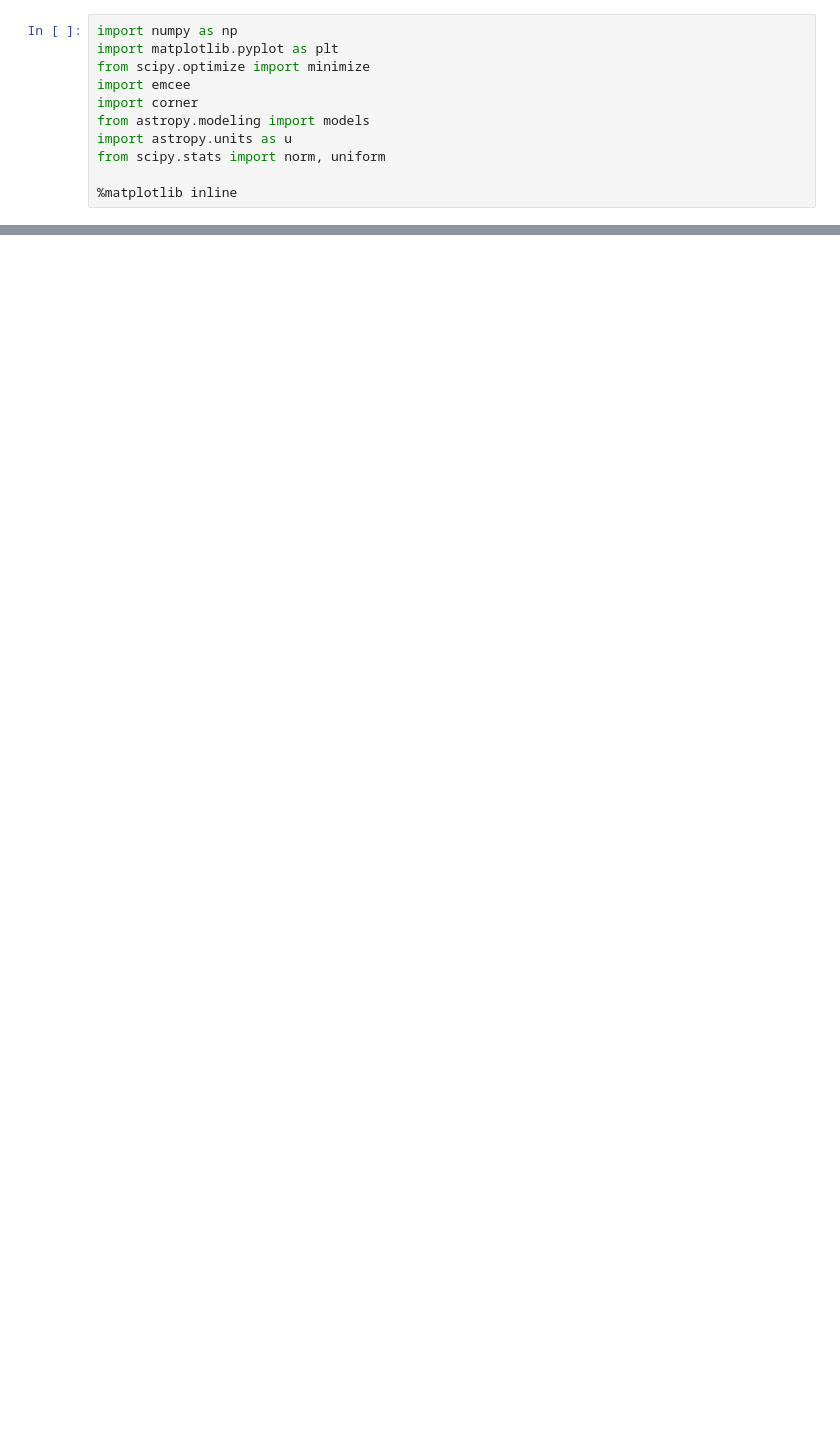
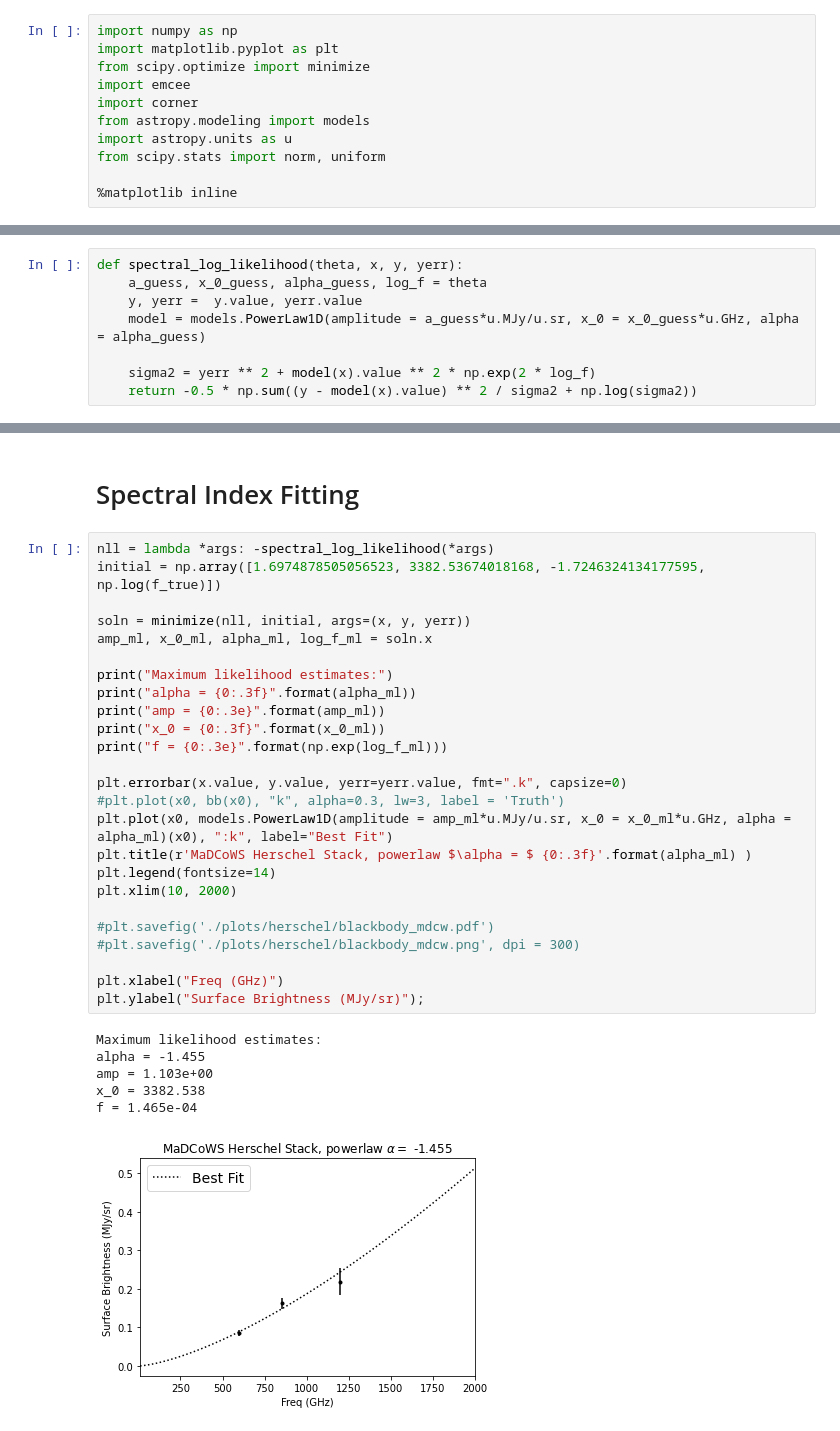
Before and after one commit to Sulla2012/madcowsclusters, a Jupyter notebook: Emcee Tutorials.ipynb, the cells around one changed output, grey strips where cells are left out. Drawn from its saved outputs; the diff is of its cells as text; blank space fills up the shorter version.

```diff
--- a/Emcee Tutorials.ipynb
+++ b/Emcee Tutorials.ipynb
@@ -17,6 +17,14 @@ def log_likelihood(theta, x, y, yerr):
 
     sigma2 = yerr ** 2 + model(x).value ** 2 * np.exp(2 * log_f)
     return -0.5 * np.sum((y - model(x).value) ** 2 / sigma2 + np.log(sigma2))
+# %%
+def spectral_log_likelihood(theta, x, y, yerr):
+    a_guess, x_0_guess, alpha_guess, log_f = theta
+    y, yerr =  y.value, yerr.value
+    model = models.PowerLaw1D(amplitude = a_guess*u.MJy/u.sr, x_0 = x_0_guess*u.GHz, alpha = alpha_guess)
+
+    sigma2 = yerr ** 2 + model(x).value ** 2 * np.exp(2 * log_f)
+    return -0.5 * np.sum((y - model(x).value) ** 2 / sigma2 + np.log(sigma2))
 # %%
 def log_prior(theta):
     T_guess, a_guess, log_f = theta
@@ -169,0 +227,34 @@ $\displaystyle \mathrm{log_f} = -1.274e+00_{-6.139e-01}^{9.872e-01}$
+# %% [markdown]
+# Spectral Index Fitting
+# %%
+nll = lambda *args: -spectral_log_likelihood(*args)
+initial = np.array([1.6974878505056523, 3382.53674018168, -1.7246324134177595, np.log(f_true)])
+
+soln = minimize(nll, initial, args=(x, y, yerr))
+amp_ml, x_0_ml, alpha_ml, log_f_ml = soln.x
+
+print("Maximum likelihood estimates:")
+print("alpha = {0:.3f}".format(alpha_ml))
+print("amp = {0:.3e}".format(amp_ml))
+print("x_0 = {0:.3f}".format(x_0_ml))
+print("f = {0:.3e}".format(np.exp(log_f_ml)))
+
+plt.errorbar(x.value, y.value, yerr=yerr.value, fmt=".k", capsize=0)
+#plt.plot(x0, bb(x0), "k", alpha=0.3, lw=3, label = 'Truth')
+plt.plot(x0, models.PowerLaw1D(amplitude = amp_ml*u.MJy/u.sr, x_0 = x_0_ml*u.GHz, alpha = alpha_ml)(x0), ":k", label="Best Fit")
+plt.title(r'MaDCoWS Herschel Stack, powerlaw $\alpha = $ {0:.3f}'.format(alpha_ml) )
+plt.legend(fontsize=14)
+plt.xlim(10, 2000)
+
+#plt.savefig('./plots/herschel/blackbody_mdcw.pdf')
+#plt.savefig('./plots/herschel/blackbody_mdcw.png', dpi = 300)
+
+plt.xlabel("Freq (GHz)")
+plt.ylabel("Surface Brightness (MJy/sr)");
+# %% [output]
+Maximum likelihood estimates:
+alpha = -1.455
+amp = 1.103e+00
+x_0 = 3382.538
+f = 1.465e-04
+[figure, added]
```
Also changed, not shown: parts of 23 cells of this notebook, 3 other files.
